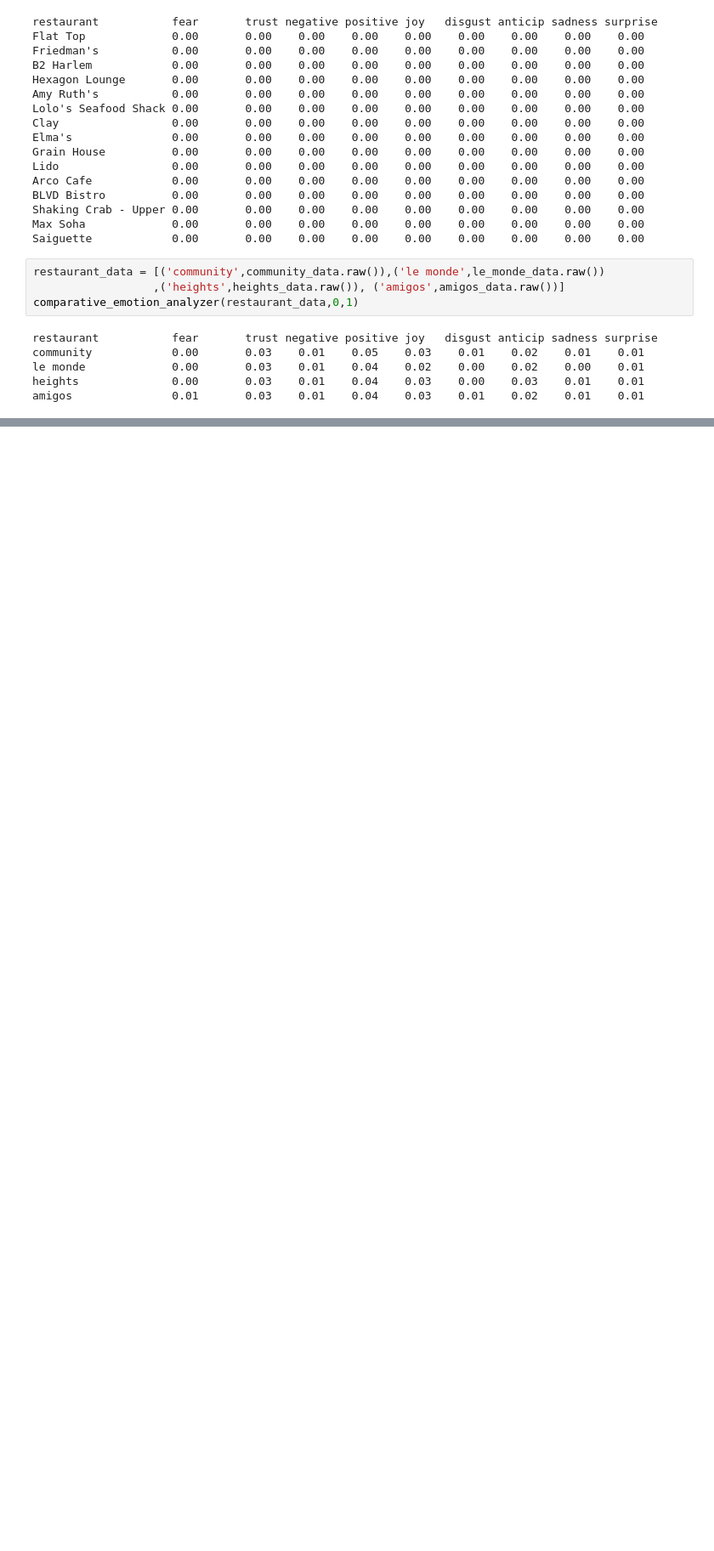
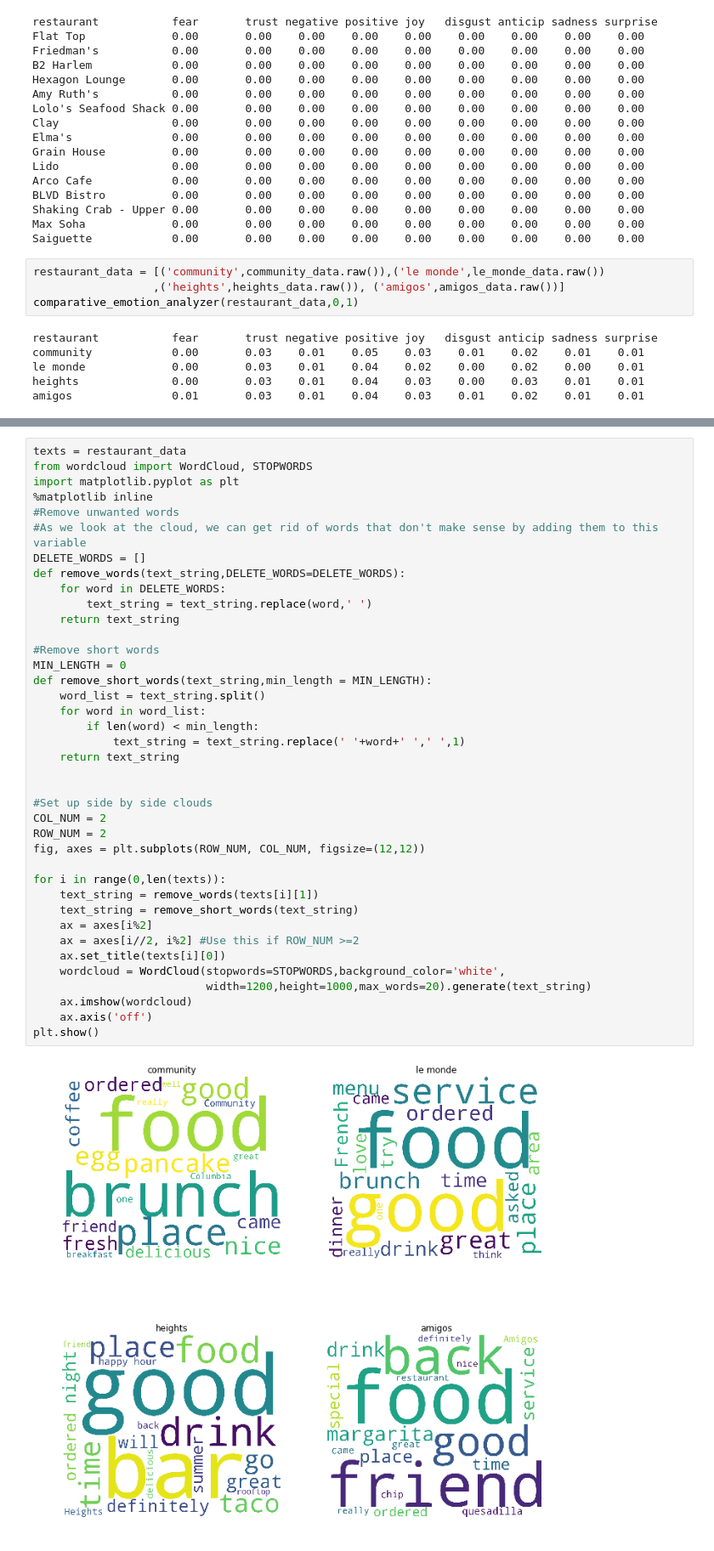
Before and after one commit to VSerpak/BAMM.101x-Analytics-in-Python, a Jupyter notebook: _Bamm_101_All_Notebooks/_7_BAMM_101_W_9_Working_With_Text.ipynb, the cells around one changed output, grey strips where cells are left out. Shown: that part at 85% size. Drawn from its saved outputs; the diff is of its cells as text; blank space fills up the shorter version.

```diff
--- a/_Bamm_101_All_Notebooks/_7_BAMM_101_W_9_Working_With_Text.ipynb
+++ b/_Bamm_101_All_Notebooks/_7_BAMM_101_W_9_Working_With_Text.ipynb
@@ -641,0 +705,41 @@ amigos               0.01       0.03    0.01    0.04    0.03    0.01    0.02
+# %%
+texts = restaurant_data
+from wordcloud import WordCloud, STOPWORDS
+import matplotlib.pyplot as plt
+%matplotlib inline
+#Remove unwanted words
+#As we look at the cloud, we can get rid of words that don't make sense by adding them to this variable
+DELETE_WORDS = []
+def remove_words(text_string,DELETE_WORDS=DELETE_WORDS):
+    for word in DELETE_WORDS:
+        text_string = text_string.replace(word,' ')
+    return text_string
+
+#Remove short words
+MIN_LENGTH = 0
+def remove_short_words(text_string,min_length = MIN_LENGTH):
+    word_list = text_string.split()
+    for word in word_list:
+        if len(word) < min_length:
+            text_string = text_string.replace(' '+word+' ',' ',1)
+    return text_string
+
+
+#Set up side by side clouds
+COL_NUM = 2
+ROW_NUM = 2
+fig, axes = plt.subplots(ROW_NUM, COL_NUM, figsize=(12,12))
+
+for i in range(0,len(texts)):
+    text_string = remove_words(texts[i][1])
+    text_string = remove_short_words(text_string)
+    ax = axes[i%2]
+    ax = axes[i//2, i%2] #Use this if ROW_NUM >=2
+    ax.set_title(texts[i][0])
+    wordcloud = WordCloud(stopwords=STOPWORDS,background_color='white',
+                          width=1200,height=1000,max_words=20).generate(text_string)
+    ax.imshow(wordcloud)
+    ax.axis('off')
+plt.show()
+# %% [output]
+[figure, added]
```
Also changed, not shown: parts of 33 cells of this notebook, 6 other files.
